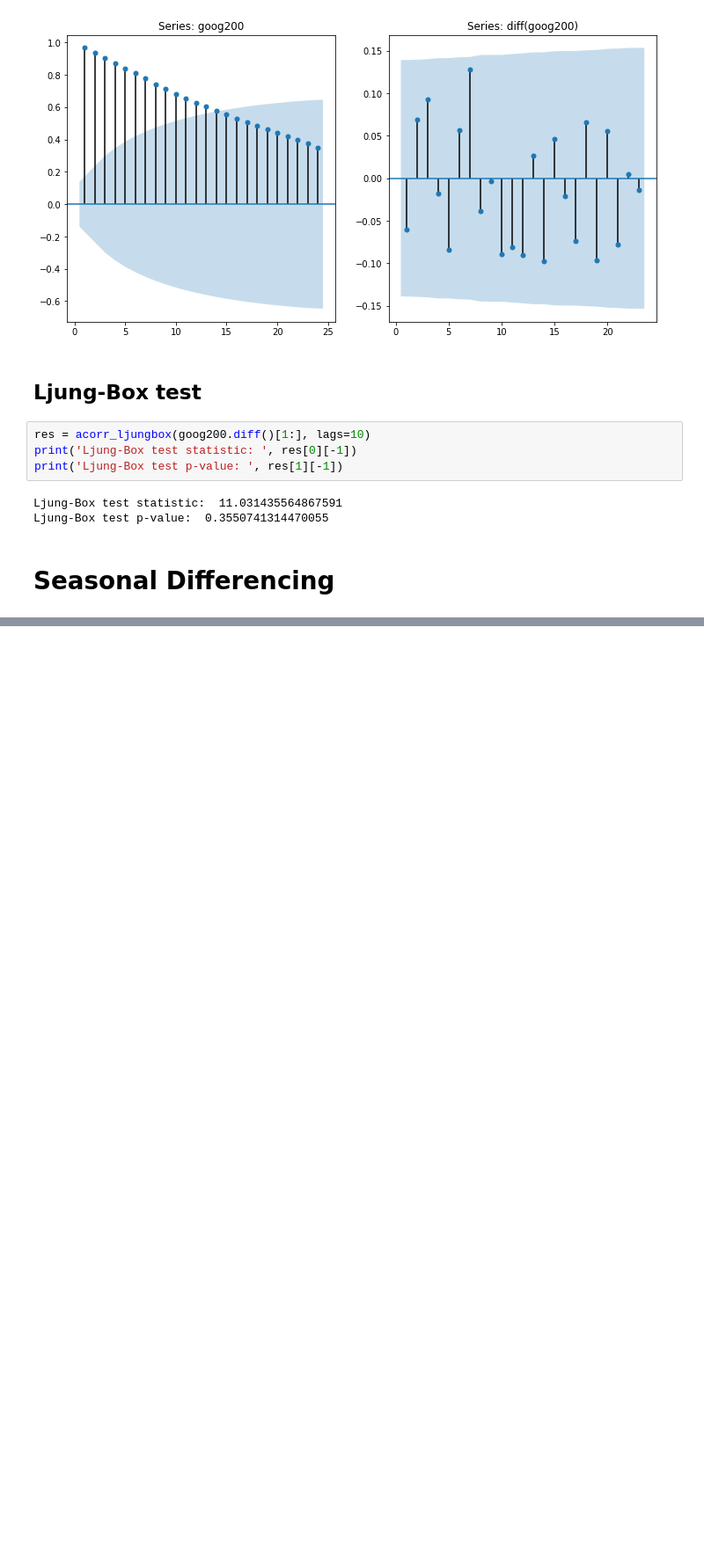
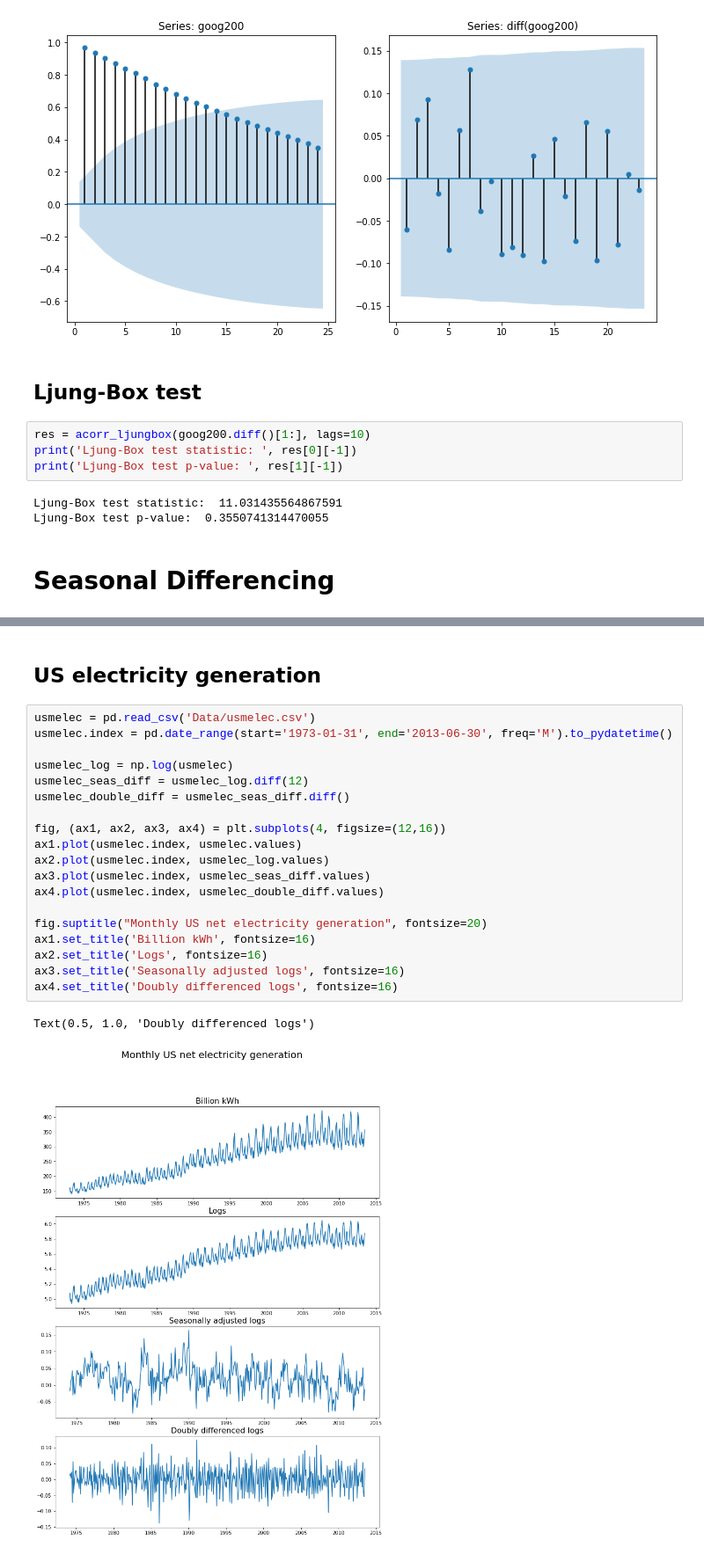
Before and after one commit to hxyue1/fpp2python, a Jupyter notebook: Chapter 8/Chapter 8.1.ipynb, the cells around one changed output, grey strips where cells are left out. Shown: that part at 88% size. Drawn from its saved outputs; the diff is of its cells as text; blank space fills up the shorter version.

```diff
--- a/Chapter 8/Chapter 8.1.ipynb
+++ b/Chapter 8/Chapter 8.1.ipynb
@@ -46,0 +55,24 @@ ax3.plot(a10.index, a10_diff.values)
+# %% [markdown]
+## US electricity generation
+# %%
+usmelec = pd.read_csv('Data/usmelec.csv')
+usmelec.index = pd.date_range(start='1973-01-31', end='2013-06-30', freq='M').to_pydatetime()
+
+usmelec_log = np.log(usmelec)
+usmelec_seas_diff = usmelec_log.diff(12)
+usmelec_double_diff = usmelec_seas_diff.diff()
+
+fig, (ax1, ax2, ax3, ax4) = plt.subplots(4, figsize=(12,16))
+ax1.plot(usmelec.index, usmelec.values)
+ax2.plot(usmelec.index, usmelec_log.values)
+ax3.plot(usmelec.index, usmelec_seas_diff.values)
+ax4.plot(usmelec.index, usmelec_double_diff.values)
+
+fig.suptitle("Monthly US net electricity generation", fontsize=20)
+ax1.set_title('Billion kWh', fontsize=16)
+ax2.set_title('Logs', fontsize=16)
+ax3.set_title('Seasonally adjusted logs', fontsize=16)
+ax4.set_title('Doubly differenced logs', fontsize=16)
+# %% [output]
+Text(0.5, 1.0, 'Doubly differenced logs')
+[figure, added]
```
Also changed, not shown: parts of 4 cells of this notebook.
